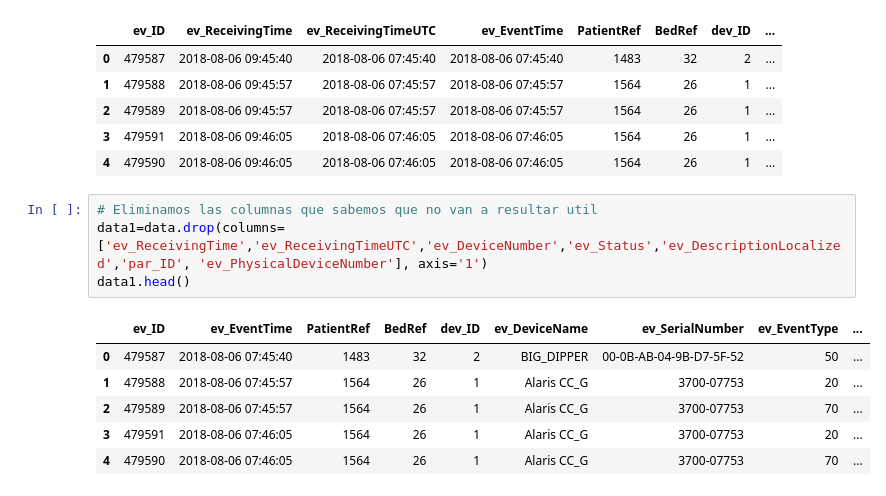
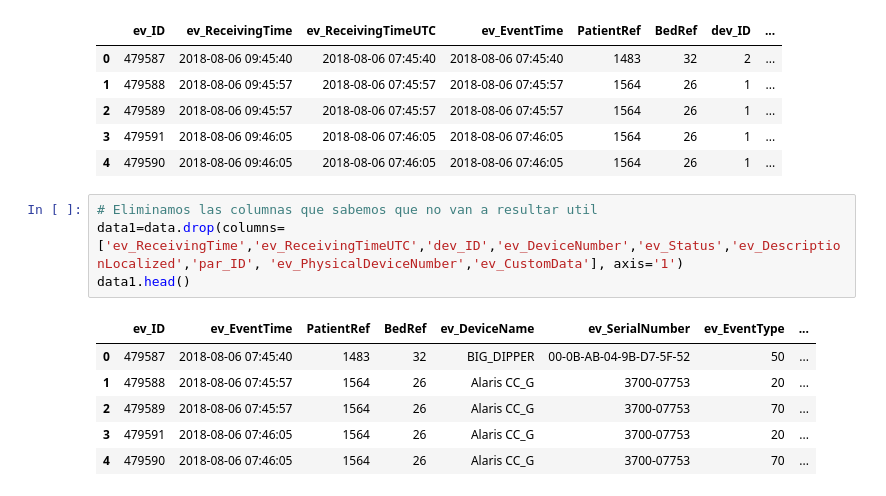
Before and after one commit to alopezull/Python_Pandas_CodigoTFM, a Jupyter notebook: codi.ipynb, the cells around one changed output. Drawn from its saved outputs; the diff is of its cells as text.

```diff
--- a/codi.ipynb
+++ b/codi.ipynb
@@ -15,15 +15,15 @@ data.head()
 | 4 | 479590 | 2018-08-06 09:46:05 | 2018-08-06 07:46:05 | 2018-08-06 07:46:05 | 1564 | 26 | 1 | ... |
 # %%
 # Eliminamos las columnas que sabemos que no van a resultar util
-data1=data.drop(columns=['ev_ReceivingTime','ev_ReceivingTimeUTC','ev_DeviceNumber','ev_Status','ev_DescriptionLocalized','par_ID', 'ev_PhysicalDeviceNumber'], axis='1')
+data1=data.drop(columns=['ev_ReceivingTime','ev_ReceivingTimeUTC','dev_ID','ev_DeviceNumber','ev_Status','ev_DescriptionLocalized','par_ID', 'ev_PhysicalDeviceNumber','ev_CustomData'], axis='1')
 data1.head()
 # %% [output]
-|  | ev_ID | ev_EventTime | PatientRef | BedRef | dev_ID | ev_DeviceName | ev_SerialNumber | ev_EventType | ... |
-| 0 | 479587 | 2018-08-06 07:45:40 | 1483 | 32 | 2 | BIG_DIPPER | 00-0B-AB-04-9B-D7-5F-52 | 50 | ... |
-| 1 | 479588 | 2018-08-06 07:45:57 | 1564 | 26 | 1 | Alaris CC_G | 3700-07753 | 20 | ... |
-| 2 | 479589 | 2018-08-06 07:45:57 | 1564 | 26 | 1 | Alaris CC_G | 3700-07753 | 70 | ... |
-| 3 | 479591 | 2018-08-06 07:46:05 | 1564 | 26 | 1 | Alaris CC_G | 3700-07753 | 20 | ... |
-| 4 | 479590 | 2018-08-06 07:46:05 | 1564 | 26 | 1 | Alaris CC_G | 3700-07753 | 70 | ... |
+|  | ev_ID | ev_EventTime | PatientRef | BedRef | ev_DeviceName | ev_SerialNumber | ev_EventType | ... |
+| 0 | 479587 | 2018-08-06 07:45:40 | 1483 | 32 | BIG_DIPPER | 00-0B-AB-04-9B-D7-5F-52 | 50 | ... |
+| 1 | 479588 | 2018-08-06 07:45:57 | 1564 | 26 | Alaris CC_G | 3700-07753 | 20 | ... |
+| 2 | 479589 | 2018-08-06 07:45:57 | 1564 | 26 | Alaris CC_G | 3700-07753 | 70 | ... |
+| 3 | 479591 | 2018-08-06 07:46:05 | 1564 | 26 | Alaris CC_G | 3700-07753 | 20 | ... |
+| 4 | 479590 | 2018-08-06 07:46:05 | 1564 | 26 | Alaris CC_G | 3700-07753 | 70 | ... |
 # %%
 # Filtramos y eliminamos los datos (filas) que contengan determinadas condiciones:
 
```
Also changed, not shown: parts of 6 cells of this notebook.
